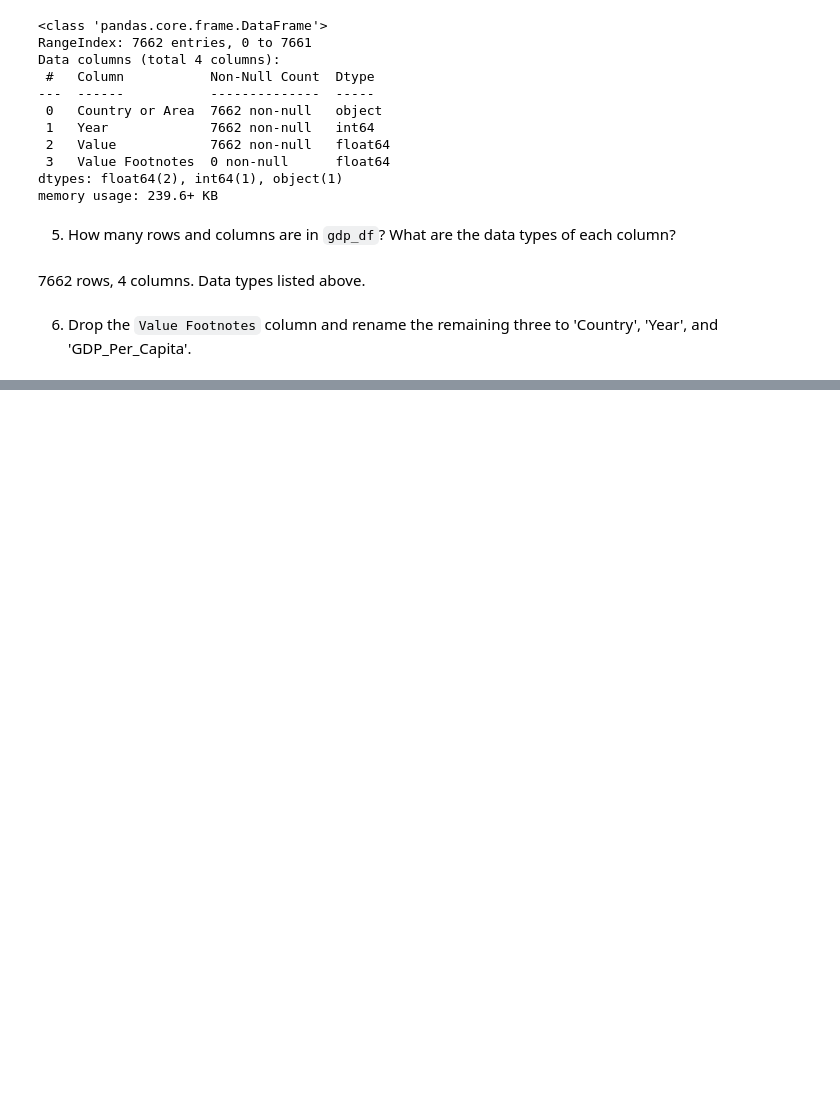
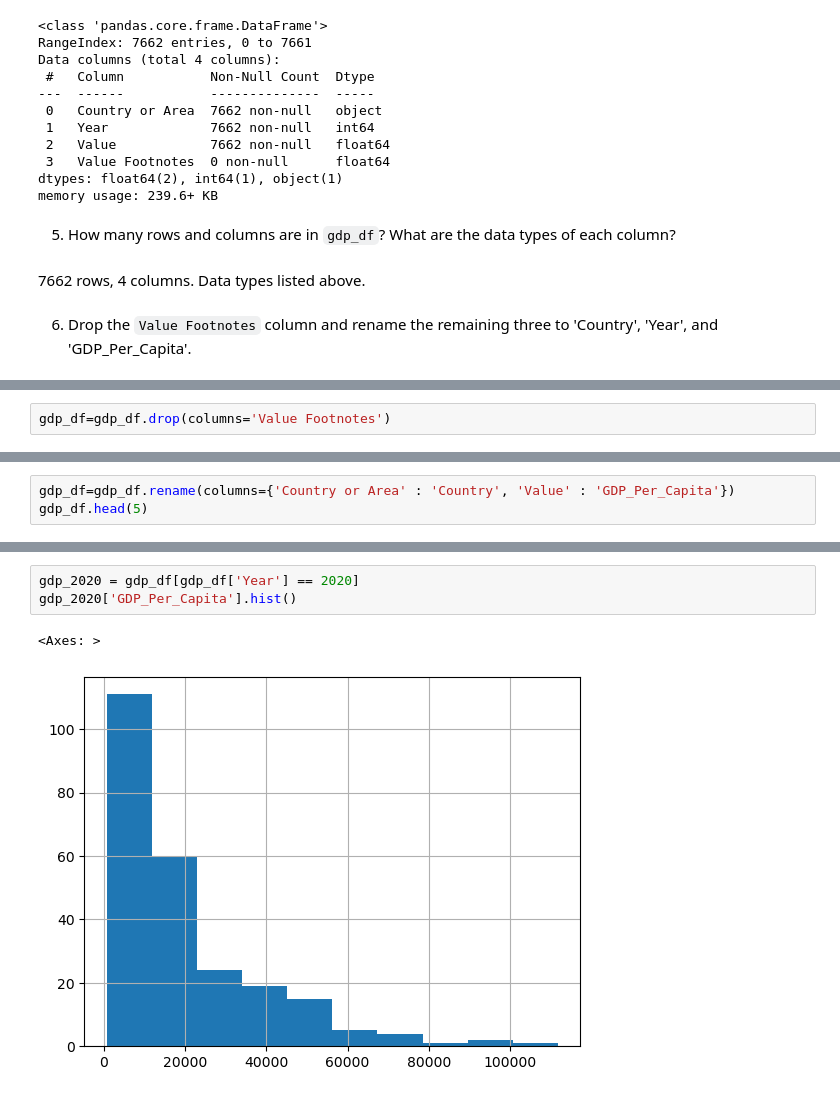
Before and after one commit to NSS-Data-Analytics-Cohort-12/un-python-ericahen, a Jupyter notebook: notebooks/un_project.ipynb, the cells around one changed output, grey strips where cells are left out. Cells and saved outputs as stored; diff of their text form; blank space fills up the shorter version.

```diff
--- a/notebooks/un_project.ipynb
+++ b/notebooks/un_project.ipynb
@@ -32 +30,3 @@ gdp_df.drop(['Value Footnotes'])
+# %%
+gdp_df=gdp_df.drop(columns='Value Footnotes')
 # %%
@@ -45,0 +41,3 @@ memory usage: 239.6+ KB
+# %%
+gdp_df=gdp_df.rename(columns={'Country or Area' : 'Country', 'Value' : 'GDP_Per_Capita'})
+gdp_df.head(5)
@@ -45,0 +71,6 @@ memory usage: 239.6+ KB
+# %%
+gdp_2020 = gdp_df[gdp_df['Year'] == 2020]
+gdp_2020['GDP_Per_Capita'].hist()
+# %% [output]
+<Axes: >
+[figure, added]
```
Also changed, not shown: parts of 23 cells of this notebook.
